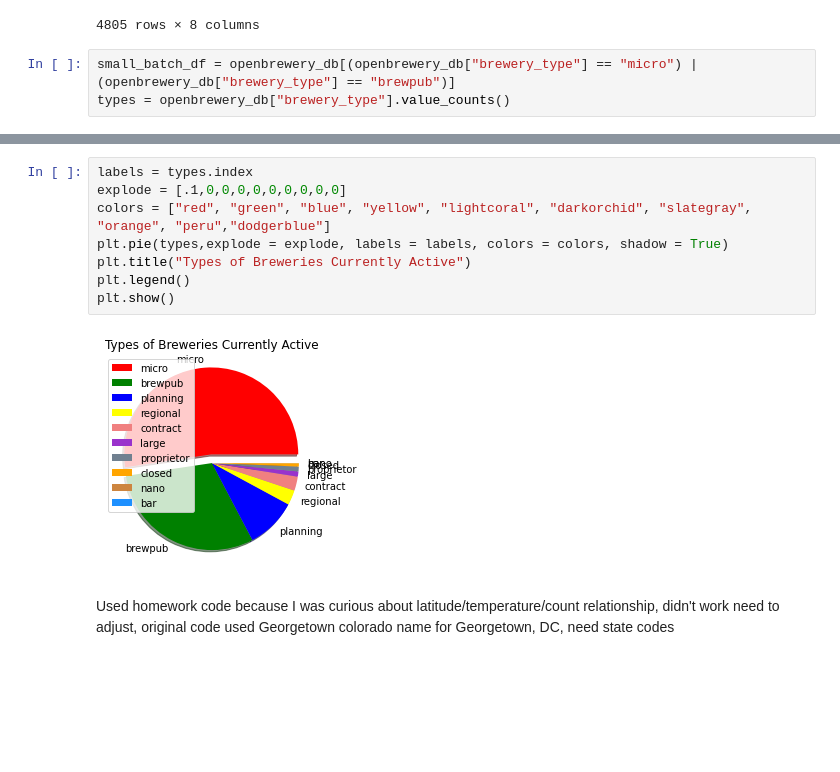
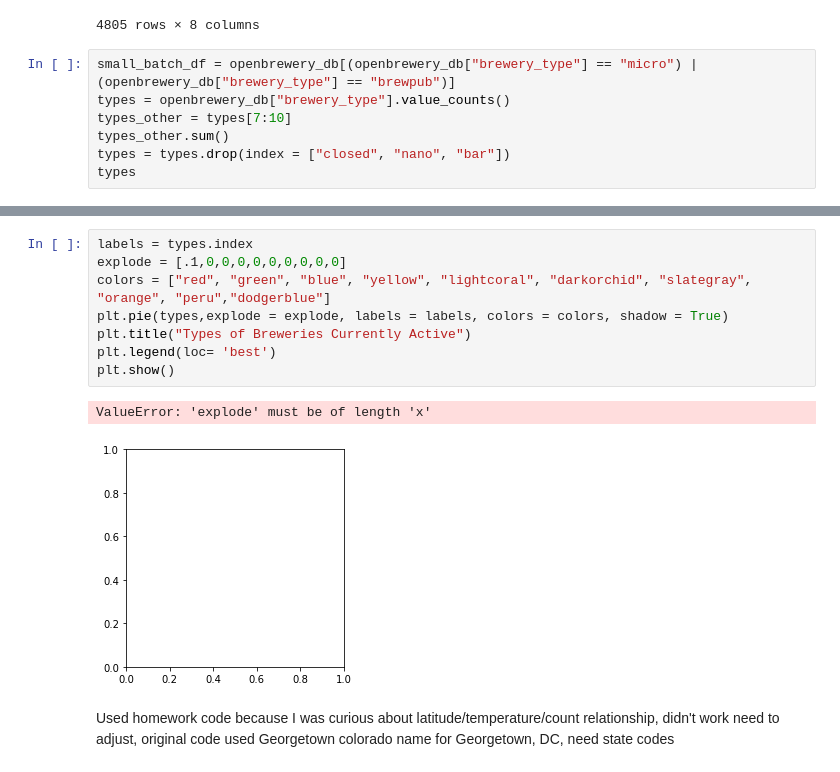
Before and after one commit to bgtaber/brewcrew_project, a Jupyter notebook: Scripts/beer.ipynb, the cells around one changed output, grey strips where cells are left out. Drawn from its saved outputs; the diff is of its cells as text; blank space fills up the shorter version.

```diff
--- a/Scripts/beer.ipynb
+++ b/Scripts/beer.ipynb
@@ -56,3 +56,7 @@ dropped_df
 # %%
 small_batch_df = openbrewery_db[(openbrewery_db["brewery_type"] == "micro") | (openbrewery_db["brewery_type"] == "brewpub")]
 types = openbrewery_db["brewery_type"].value_counts()
+types_other = types[7:10]
+types_other.sum()
+types = types.drop(index = ["closed", "nano", "bar"])
+types
@@ -59,13 +72,14 @@ types = openbrewery_db["brewery_type"].value_counts()
 # %%
 labels = types.index
 explode = [.1,0,0,0,0,0,0,0,0,0]
 colors = ["red", "green", "blue", "yellow", "lightcoral", "darkorchid", "slategray", "orange", "peru","dodgerblue"]
 plt.pie(types,explode = explode, labels = labels, colors = colors, shadow = True)
 plt.title("Types of Breweries Currently Active")
-plt.legend()
+plt.legend(loc= 'best')
 plt.show()
 # %% [output]
+ValueError: 'explode' must be of length 'x'
-[figure, old version]
+[figure, new version]
 # %% [markdown]
 Used homework code because I was curious about latitude/temperature/count relationship, didn't work need to adjust, original code used Georgetown colorado name for Georgetown, DC, need state codes
 # %%
```
Also changed, not shown: parts of 1 cell of this notebook.
